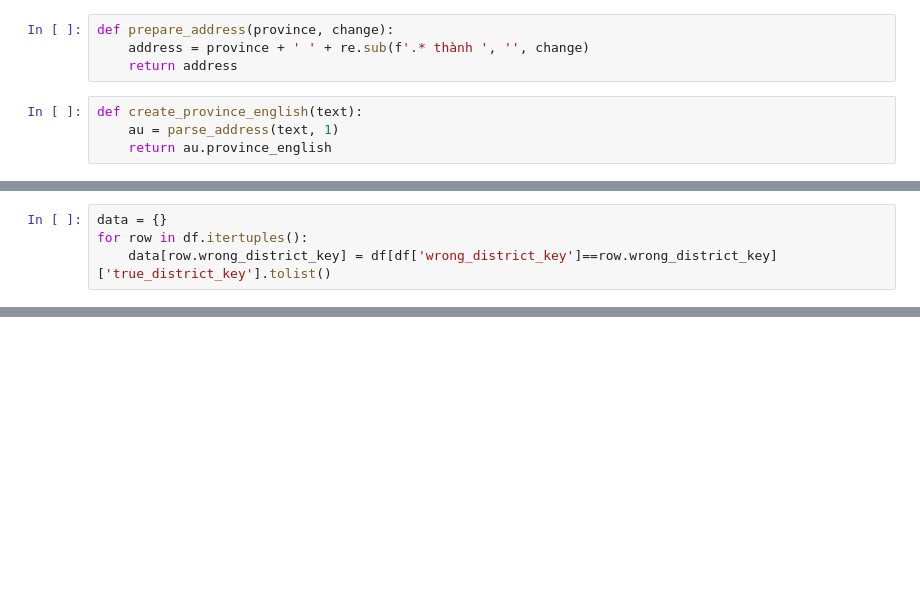
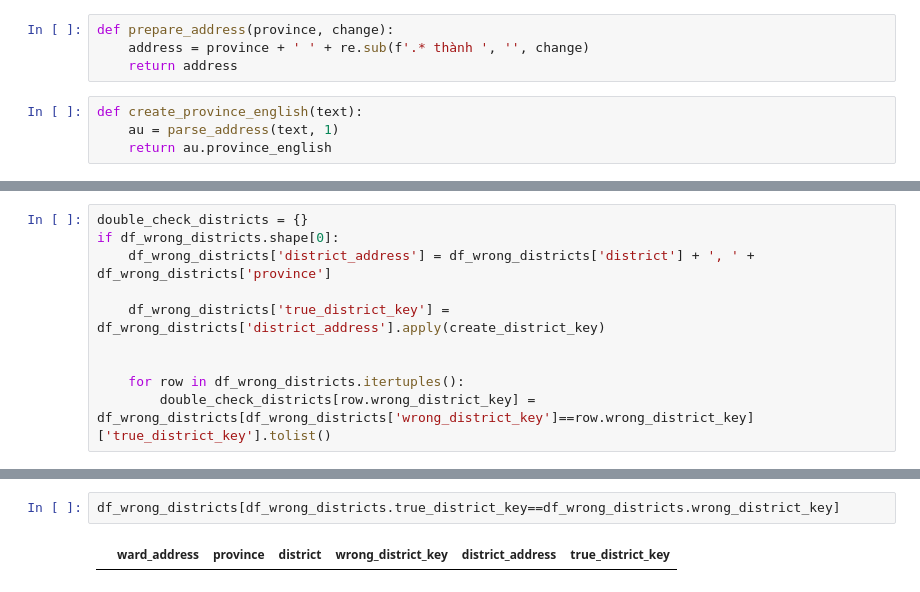
Before and after one commit to tranngocminhhieu/vietnam-administrative-units, a Jupyter notebook: notebook/create_double_check_keywords.ipynb, the cells around one changed output, grey strips where cells are left out. Drawn from its saved outputs; the diff is of its cells as text; blank space fills up the shorter version.

```diff
--- a/notebook/create_double_check_keywords.ipynb
+++ b/notebook/create_double_check_keywords.ipynb
@@ -80,4 +215,10 @@ df
 # %%
-data = {}
-for row in df.itertuples():
-    data[row.wrong_district_key] = df[df['wrong_district_key']==row.wrong_district_key]['true_district_key'].tolist()
+double_check_districts = {}
+if df_wrong_districts.shape[0]:
+    df_wrong_districts['district_address'] = df_wrong_districts['district'] + ', ' + df_wrong_districts['province']
+
+    df_wrong_districts['true_district_key'] = df_wrong_districts['district_address'].apply(create_district_key)
+
+
+    for row in df_wrong_districts.itertuples():
+        double_check_districts[row.wrong_district_key] = df_wrong_districts[df_wrong_districts['wrong_district_key']==row.wrong_district_key]['true_district_key'].tolist()
@@ -107,0 +245,4 @@ data
+# %%
+df_wrong_districts[df_wrong_districts.true_district_key==df_wrong_districts.wrong_district_key]
+# %% [output]
+|  | ward_address | province | district | wrong_district_key | district_address | true_district_key |
```
Also changed, not shown: parts of 32 cells of this notebook, 4 other files.
